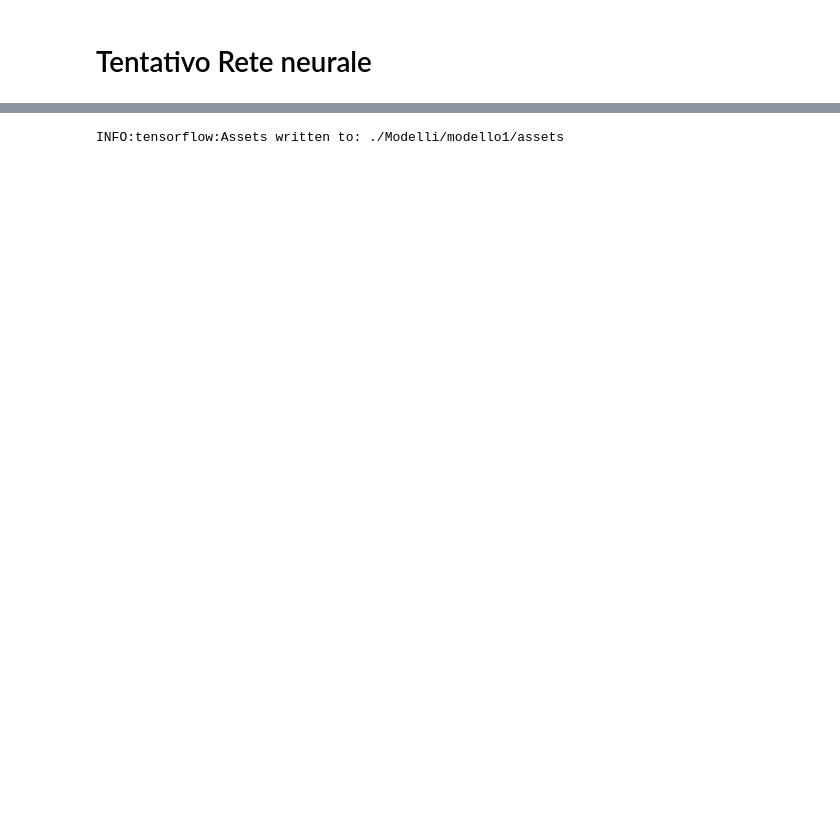
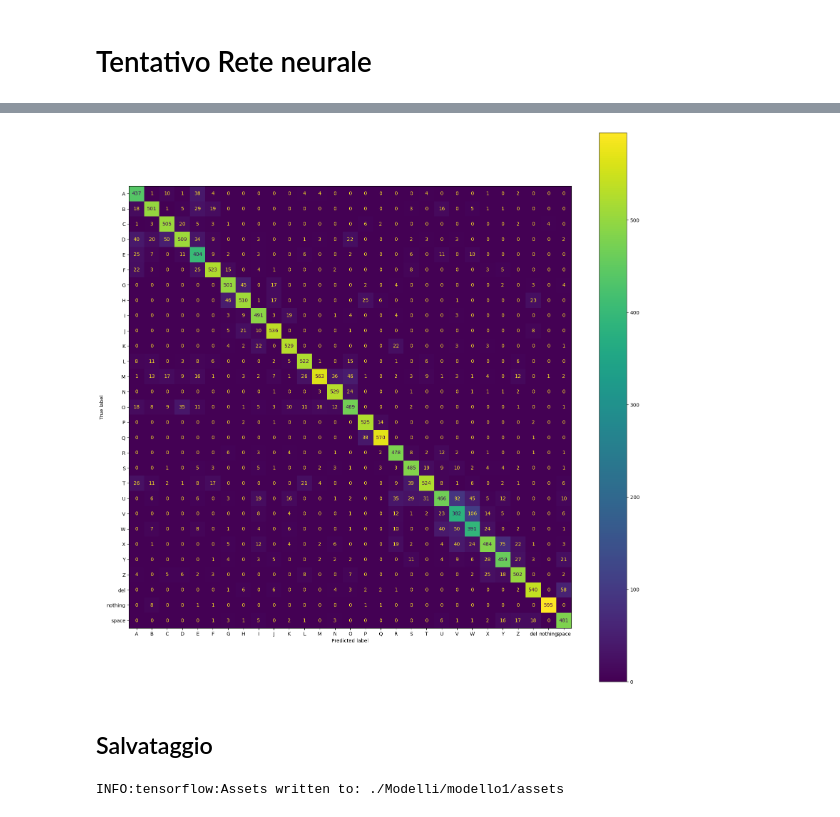
Before and after one commit to SteMor1/ASL_Live_Recognition, a Jupyter notebook: ProgettoML.ipynb, the cells around one changed output, grey strips where cells are left out. Cells and saved outputs as stored; diff of their text form; code cells hidden in the pictures; blank space fills up the shorter version.

```diff
--- a/ProgettoML.ipynb
+++ b/ProgettoML.ipynb
@@ -364,3 +372,12 @@ Epoch 34/100
+# %%
+fig,ax=plt.subplots(figsize=(20, 20))
+conf_matrix = confusion_matrix(label_encoder.inverse_transform(y_val_pred), val_labels)
+ConfusionMatrixDisplay(confusion_matrix=conf_matrix,display_labels=sorted(labels)).plot(ax=ax)
+plt.show()
+# %% [output]
+[figure, added]
+# %% [markdown]
+## Salvataggio
 # %%
 model.save("./Modelli/modello1")
 # %% [output]
```
Also changed, not shown: parts of 48 cells of this notebook.
